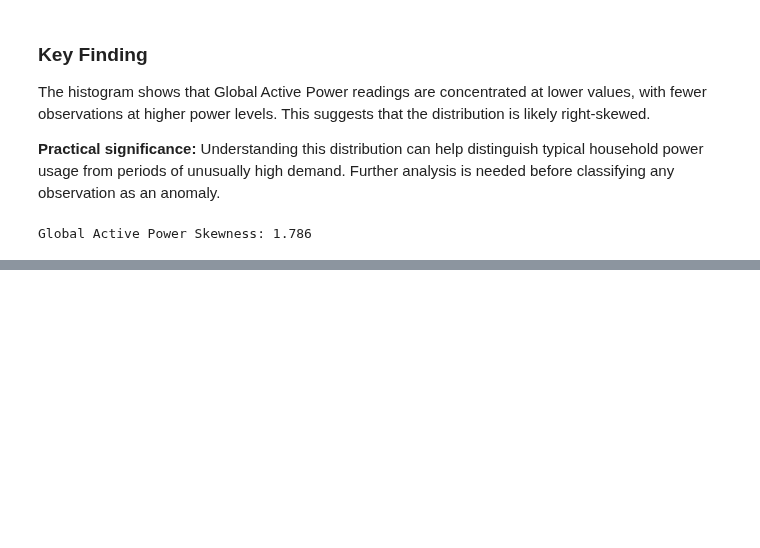
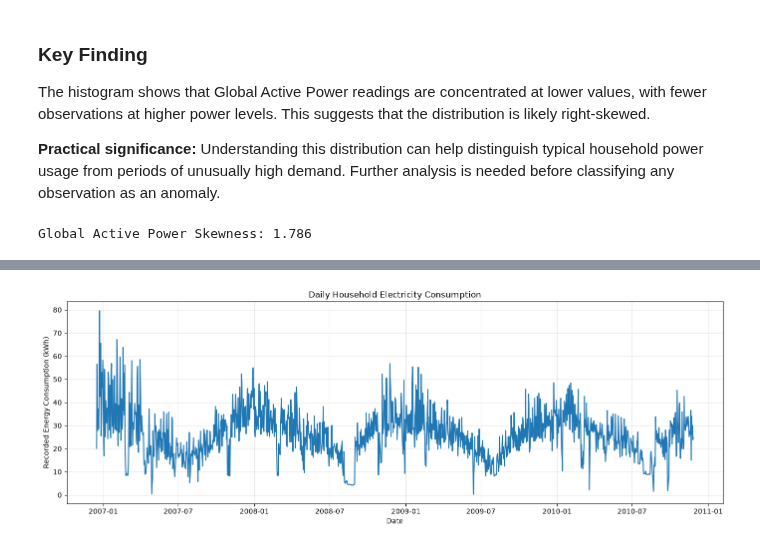
Before and after one commit to ujjwalpatil098/git-semproject-1, a Jupyter notebook: EDA.ipynb, the cells around one changed output, grey strips where cells are left out. Cells and saved outputs as stored; diff of their text form; code cells hidden in the pictures; blank space fills up the shorter version.

```diff
--- a/EDA.ipynb
+++ b/EDA.ipynb
@@ -180,0 +266,12 @@ Global Active Power Skewness: 1.786
+# %%
+daily_analysis = df.groupby(df['Date'].dt.date).agg(
+    Total_Energy_kWh=('Energy_kWh', 'sum'),
+    Average_Power_kW=('Global_active_power', 'mean')
+).reset_index()
+
+daily_analysis.rename(columns={'Date': 'Date'}, inplace=True)
+
+print("Daily Analysis:")
+print(daily_analysis.head())
+
+print("\nTotal days analyzed:", len(daily_analysis))
@@ -180,0 +350,16 @@ Global Active Power Skewness: 1.786
+# %%
+plt.figure(figsize=(14, 5))
+
+plt.plot(
+    daily_analysis['Date'],
+    daily_analysis['Total_Energy_kWh']
+)
+
+plt.title('Daily Household Electricity Consumption')
+plt.xlabel('Date')
+plt.ylabel('Recorded Energy Consumption (kWh)')
+plt.grid(True, alpha=0.3)
+plt.tight_layout()
+plt.show()
+# %% [output]
+[figure, added]
```
Also changed, not shown: parts of 33 cells of this notebook.
